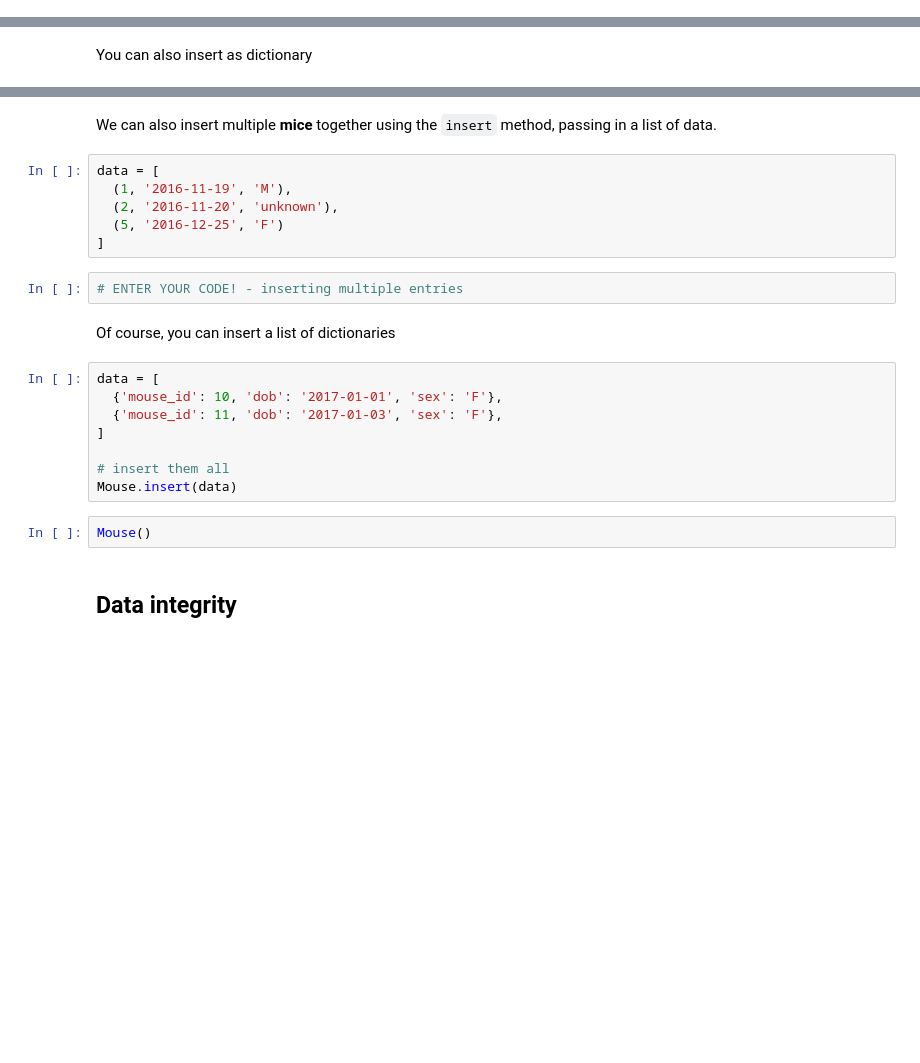
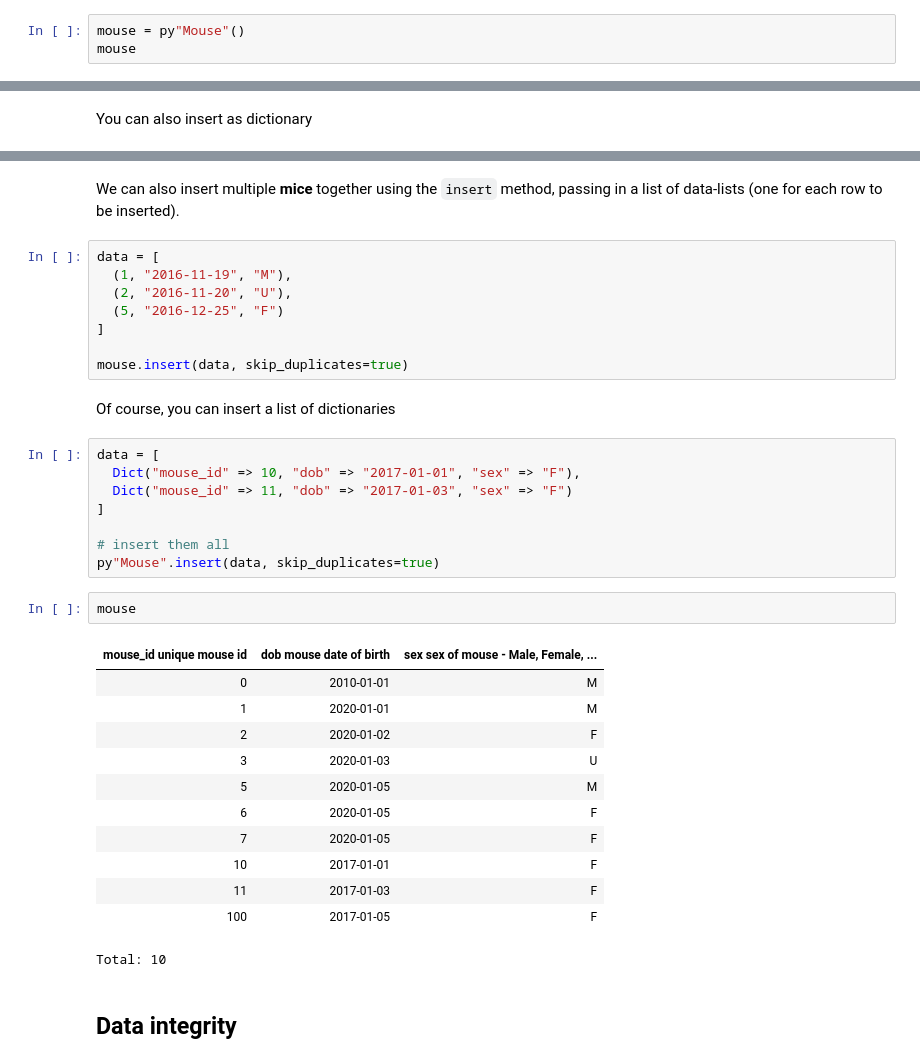
Before and after one commit to datajoint/neuronex_workshop_2018, a Jupyter notebook: julia/01-Getting started with DataJoint.ipynb, the cells around one changed output, grey strips where cells are left out. Saved outputs shown, nothing was run; the diff lists cells and outputs as text; blank space fills up the shorter version.

Commit message:
01 translated to Julia up to just before "Data Integrity" section

```diff
--- a/julia/01-Getting started with DataJoint.ipynb
+++ b/julia/01-Getting started with DataJoint.ipynb
@@ -106,0 +239,3 @@ Mouse()
+# %%
+mouse = py"Mouse"()
+mouse
@@ -130,25 +317,38 @@ Mouse()
 # %% [markdown]
-We can also insert multiple **mice** together using the `insert` method, passing in a list of data.
+We can also insert multiple **mice** together using the `insert` method, passing in a list of data-lists (one for each row to be inserted).
 # %%
 data = [
-  (1, '2016-11-19', 'M'),
-  (2, '2016-11-20', 'unknown'),
-  (5, '2016-12-25', 'F')
+  (1, "2016-11-19", "M"),
+  (2, "2016-11-20", "U"),
+  (5, "2016-12-25", "F")
 ]
+
+mouse.insert(data, skip_duplicates=true)
-# %%
-# ENTER YOUR CODE! - inserting multiple entries
 # %% [markdown]
 Of course, you can insert a list of dictionaries
 # %%
 data = [
-  {'mouse_id': 10, 'dob': '2017-01-01', 'sex': 'F'},
-  {'mouse_id': 11, 'dob': '2017-01-03', 'sex': 'F'},
+  Dict("mouse_id" => 10, "dob" => "2017-01-01", "sex" => "F"),
+  Dict("mouse_id" => 11, "dob" => "2017-01-03", "sex" => "F")
 ]
 
 # insert them all
-Mouse.insert(data)
+py"Mouse".insert(data, skip_duplicates=true)
-# %%
-Mouse()
+# %%
+mouse
+# %% [output]
+| mouse_id unique mouse id | dob mouse date of birth | sex sex of mouse - Male, Female, ... |
+| 0 | 2010-01-01 | M |
+| 1 | 2020-01-01 | M |
+| 2 | 2020-01-02 | F |
+| 3 | 2020-01-03 | U |
+| 5 | 2020-01-05 | M |
+| 6 | 2020-01-05 | F |
+| 7 | 2020-01-05 | F |
+| 10 | 2017-01-01 | F |
+| 11 | 2017-01-03 | F |
+| 100 | 2017-01-05 | F |
+Total: 10
 # %% [markdown]
 ## Data integrity
 # %% [markdown]
```
Also changed, not shown: parts of 28 cells of this notebook.
